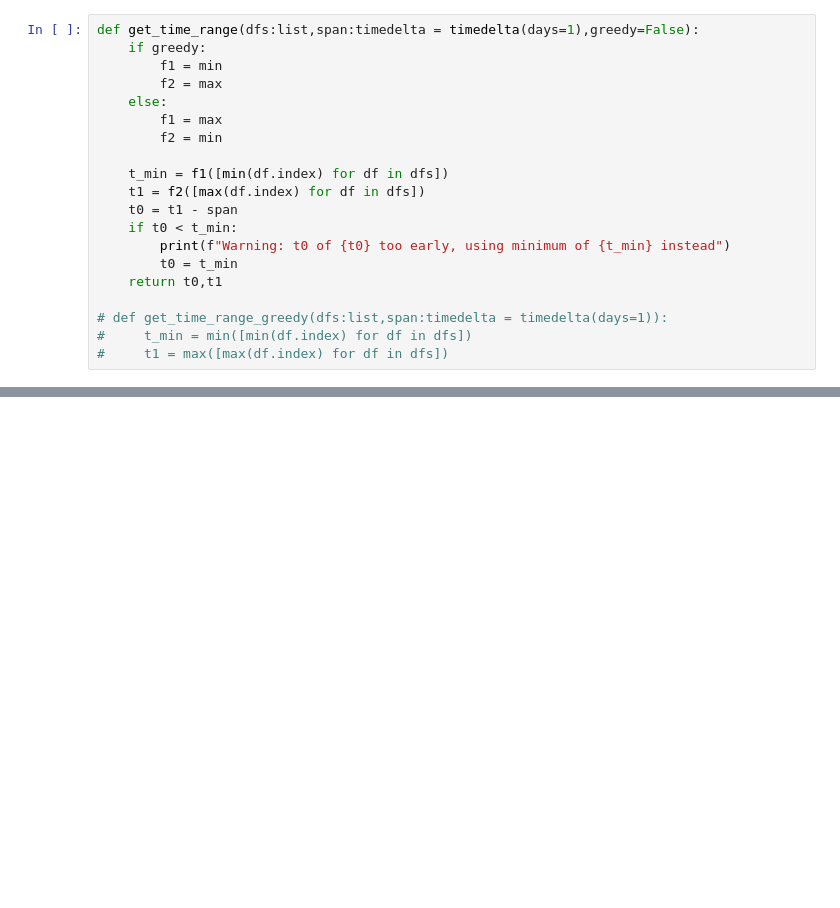
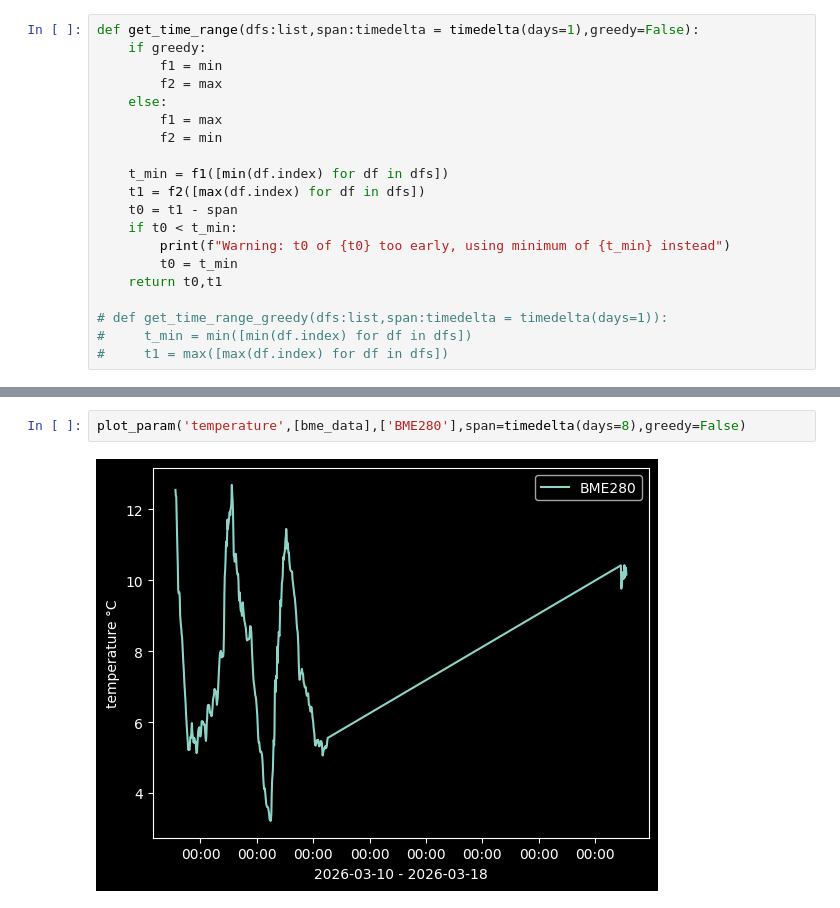
Before and after one commit to lukavest/uge-6, a Jupyter notebook: vejr-db/sandbox.ipynb, the cells around one changed output, grey strips where cells are left out. Cells and saved outputs as stored; diff of their text form; blank space fills up the shorter version.

```diff
--- a/vejr-db/sandbox.ipynb
+++ b/vejr-db/sandbox.ipynb
@@ -116,3 +72,7 @@ plot_param('temperature',[bme_data,ds_data,jaeg_data],['BME280','DS18B20','DMI J
+# %%
+plot_param('temperature',[bme_data],['BME280'],span=timedelta(days=8),greedy=False)
+# %% [output]
+[figure, added]
 # %%
 plot_param('temperature',[bme_data,ds_data,jaeg_data],['BME280','DS18B20','DMI Jægersborg'],span=timedelta(days=4),greedy=True)
 # %% [output]
```
Also changed, not shown: parts of 13 cells of this notebook, 20 other files.
